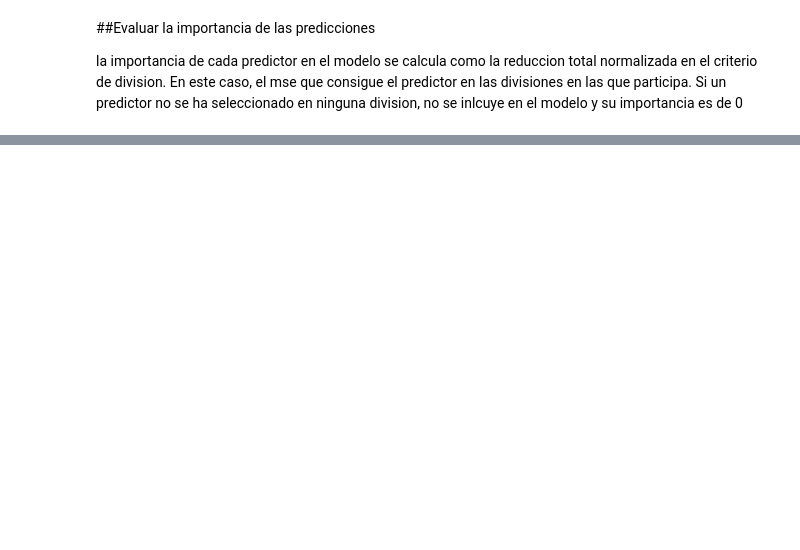
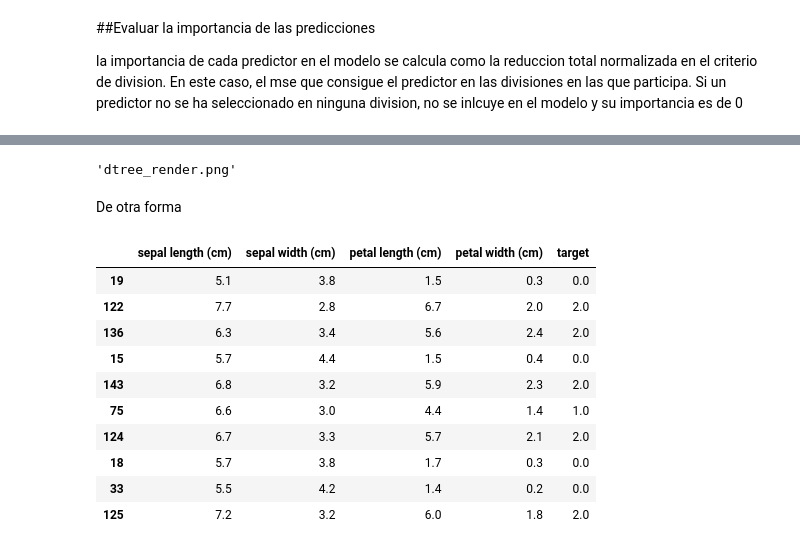
Before and after one commit to Sj-kronton/IA_2025, a Jupyter notebook: arboles.ipynb, the cells around one changed output, grey strips where cells are left out. Drawn from its saved outputs; the diff is of its cells as text; code cells hidden in the pictures; blank space fills up the shorter version.

```diff
--- a/arboles.ipynb
+++ b/arboles.ipynb
@@ -250,0 +253,6 @@ importancia_predictores.sort_values(by="importancia", ascending=False)
+# %%
+from sklearn.datasets import load_iris
+from sklearn import tree
+iris = load_iris()
+from graphviz import Source
+from IPython.display import Image, display
@@ -250,0 +322,30 @@ importancia_predictores.sort_values(by="importancia", ascending=False)
+# %%
+##graficar arbol
+
+graph = Source(tree.export_graphviz(dtClassifier,out_file=None,
+                                    feature_names=iris.feature_names,
+                                    class_names=iris.target_names,
+                                    filled=True, rounded=True, node_ids=True,
+                                    special_characters=True))
+graph.format="png"
+graph.render("dtree_render",view=True)
+# %% [output]
+'dtree_render.png'
+# %% [markdown]
+De otra forma
+# %%
+iris2=pd.DataFrame(data=np.c_[iris['data'],iris['target']],
+                             columns=iris['feature_names']+["target"])
+iris2.sample(10)
+# %% [output]
+|  | sepal length (cm) | sepal width (cm) | petal length (cm) | petal width (cm) | target |
+| 19 | 5.1 | 3.8 | 1.5 | 0.3 | 0.0 |
+| 122 | 7.7 | 2.8 | 6.7 | 2.0 | 2.0 |
+| 136 | 6.3 | 3.4 | 5.6 | 2.4 | 2.0 |
+| 15 | 5.7 | 4.4 | 1.5 | 0.4 | 0.0 |
+| 143 | 6.8 | 3.2 | 5.9 | 2.3 | 2.0 |
+| 75 | 6.6 | 3.0 | 4.4 | 1.4 | 1.0 |
+| 124 | 6.7 | 3.3 | 5.7 | 2.1 | 2.0 |
+| 18 | 5.7 | 3.8 | 1.7 | 0.3 | 0.0 |
+| 33 | 5.5 | 4.2 | 1.4 | 0.2 | 0.0 |
+| 125 | 7.2 | 3.2 | 6.0 | 1.8 | 2.0 |
```
Also changed, not shown: parts of 17 cells of this notebook.
